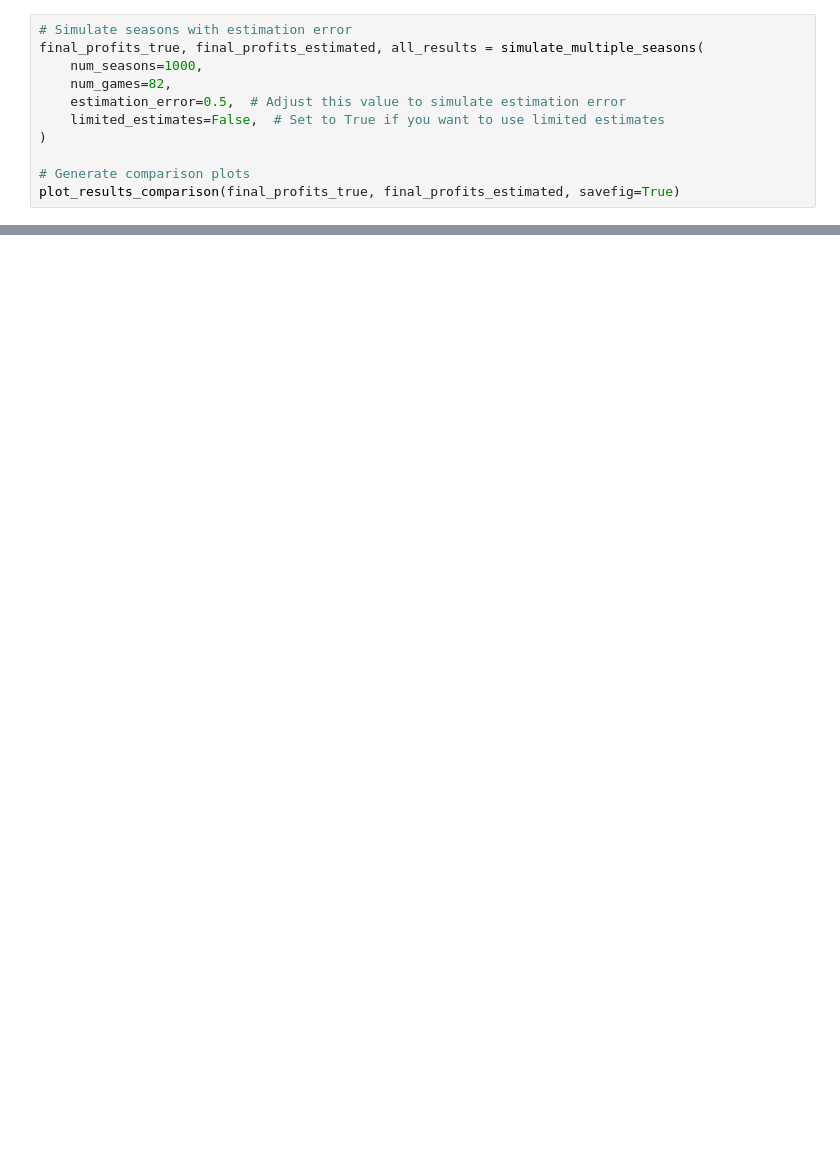
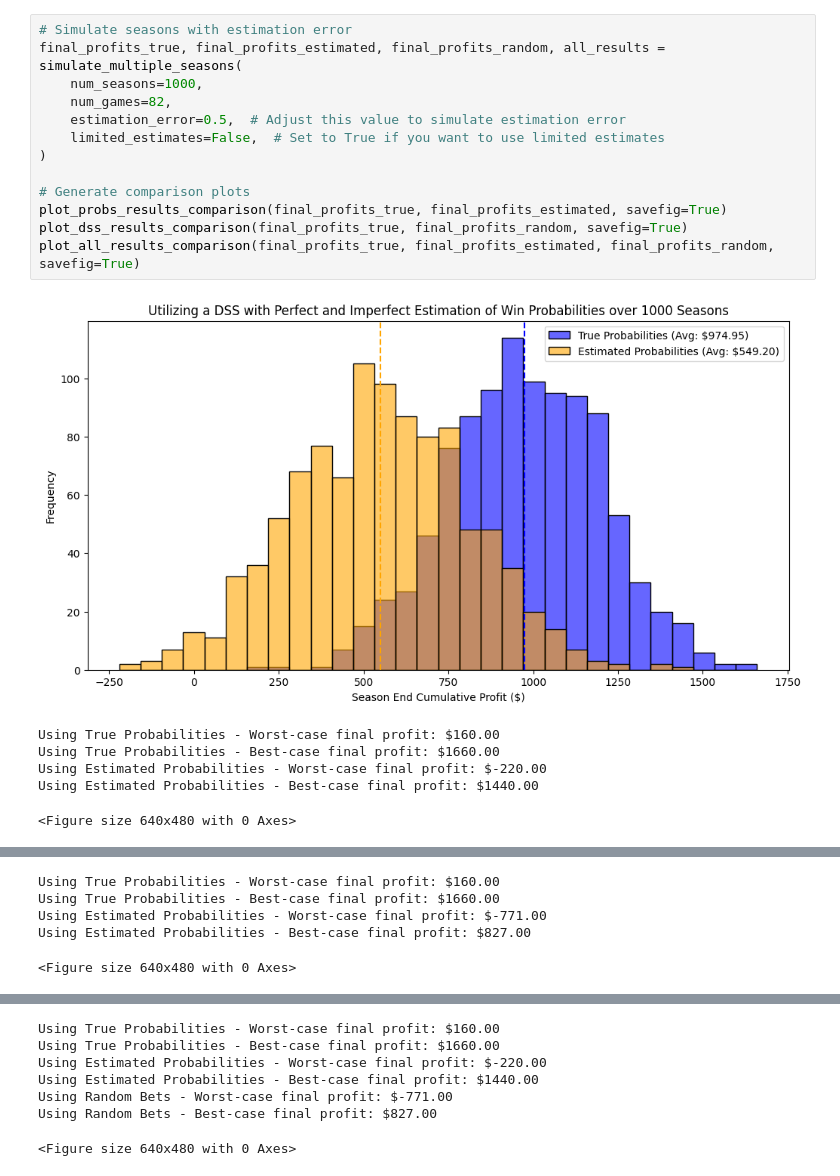
Before and after one commit to bgzimmerman/enso_blog, a Jupyter notebook: blog.ipynb, the cells around one changed output, grey strips where cells are left out. Drawn from its saved outputs; the diff is of its cells as text; blank space fills up the shorter version.

```diff
--- a/blog.ipynb
+++ b/blog.ipynb
@@ -6,11 +11,20 @@ from plotting import plot_results_comparison, plot_cumulative_profit_comparison
 # %%
 # Simulate seasons with estimation error
-final_profits_true, final_profits_estimated, all_results = simulate_multiple_seasons(
+final_profits_true, final_profits_estimated, final_profits_random, all_results = simulate_multiple_seasons(
     num_seasons=1000,
     num_games=82,
     estimation_error=0.5,  # Adjust this value to simulate estimation error
     limited_estimates=False,  # Set to True if you want to use limited estimates
 )
 
 # Generate comparison plots
-plot_results_comparison(final_profits_true, final_profits_estimated, savefig=True)
+plot_probs_results_comparison(final_profits_true, final_profits_estimated, savefig=True)
+plot_dss_results_comparison(final_profits_true, final_profits_random, savefig=True)
+plot_all_results_comparison(final_profits_true, final_profits_estimated, final_profits_random, savefig=True)
+# %% [output]
+[figure, added]
+Using True Probabilities - Worst-case final profit: $160.00
+Using True Probabilities - Best-case final profit: $1660.00
+Using Estimated Probabilities - Worst-case final profit: $-220.00
+Using Estimated Probabilities - Best-case final profit: $1440.00
+<Figure size 640x480 with 0 Axes>
@@ -16,0 +32,5 @@ plot_results_comparison(final_profits_true, final_profits_estimated, savefig=Tru
+Using True Probabilities - Worst-case final profit: $160.00
+Using True Probabilities - Best-case final profit: $1660.00
+Using Estimated Probabilities - Worst-case final profit: $-771.00
+Using Estimated Probabilities - Best-case final profit: $827.00
+<Figure size 640x480 with 0 Axes>
@@ -17,3 +38,10 @@ plot_results_comparison(final_profits_true, final_profits_estimated, savefig=Tru
+Using True Probabilities - Worst-case final profit: $160.00
+Using True Probabilities - Best-case final profit: $1660.00
+Using Estimated Probabilities - Worst-case final profit: $-220.00
+Using Estimated Probabilities - Best-case final profit: $1440.00
+Using Random Bets - Worst-case final profit: $-771.00
+Using Random Bets - Best-case final profit: $827.00
+<Figure size 640x480 with 0 Axes>
 # %%
 # Combine final profits true and estimated into a dataframe
 results_df = pd.DataFrame({
```
Also changed, not shown: parts of 7 cells of this notebook, 17 other files.
